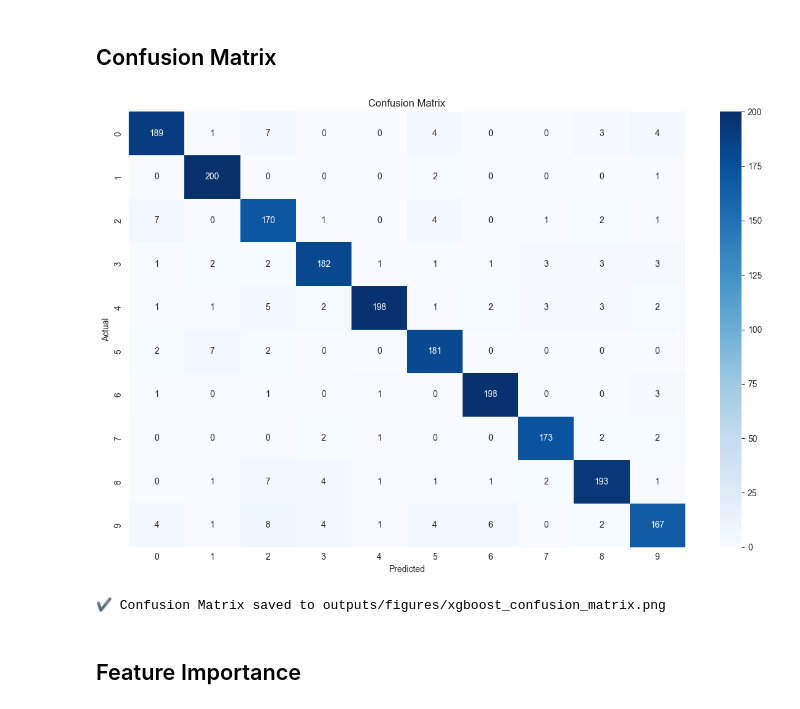
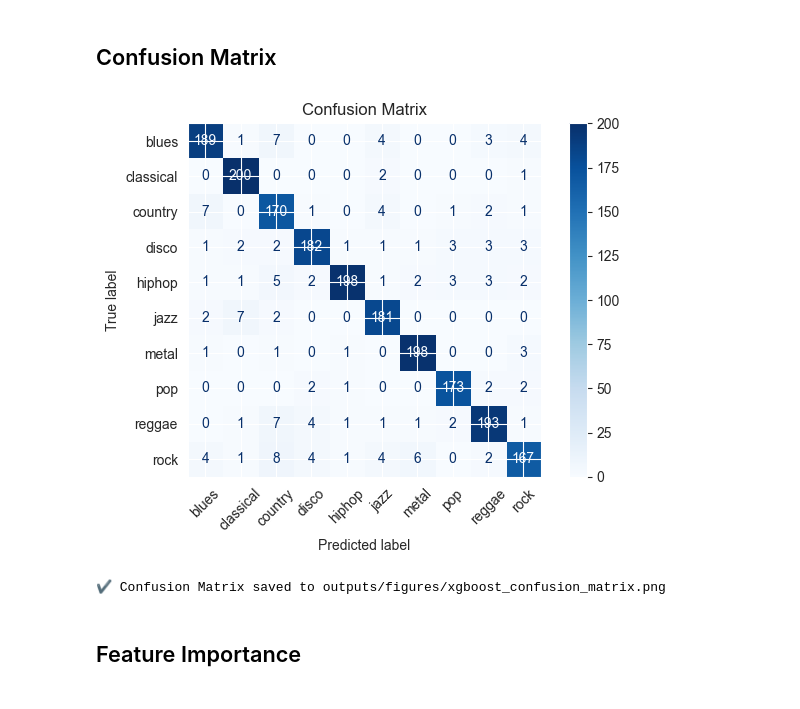
Before and after one commit to YassienTawfikk/MusicSpectroNet, a Jupyter notebook: notebooks/0103_model_evaluation.ipynb, the cells around one changed output. Saved outputs shown, nothing was run; the diff lists cells and outputs as text; code cells hidden in the pictures.

Commit message:
enhance confusion matrix plot

```diff
--- a/notebooks/0103_model_evaluation.ipynb
+++ b/notebooks/0103_model_evaluation.ipynb
@@ -50,19 +50,24 @@ Test Accuracy: 92.64%
 # %% [markdown]
 ## Confusion Matrix
 # %%
-plt.figure(figsize=(12, 8))
+# Load class names
+label_mapping_df = pd.read_csv(processed_tabular_dir / "gtzan_label_mapping_3_sec.csv", index_col=0)
+class_names = label_mapping_df['Label'].values
+
+# Compute Confusion Matrix
 cm = confusion_matrix(y_test, y_pred)
-sns.heatmap(cm, annot=True, fmt='d', cmap='Blues')
+disp = ConfusionMatrixDisplay(confusion_matrix=cm, display_labels=class_names)
+
+# Plot
+disp.plot(xticks_rotation=45, cmap="Blues")
 plt.title("Confusion Matrix")
-plt.xlabel("Predicted")
-plt.ylabel("Actual")
 plt.tight_layout()
 plt.savefig(figures_dir / "xgboost_confusion_matrix.png")
 plt.show()
 
 print(f"✔️ Confusion Matrix saved to {'/'.join((figures_dir / 'xgboost_confusion_matrix.png').parts[-3:])}")
 # %% [output]
-[figure, old version]
+[figure, new version]
 ✔️ Confusion Matrix saved to outputs/figures/xgboost_confusion_matrix.png
 # %% [markdown]
 ## Feature Importance
```
Also changed, not shown: parts of 1 cell of this notebook.
